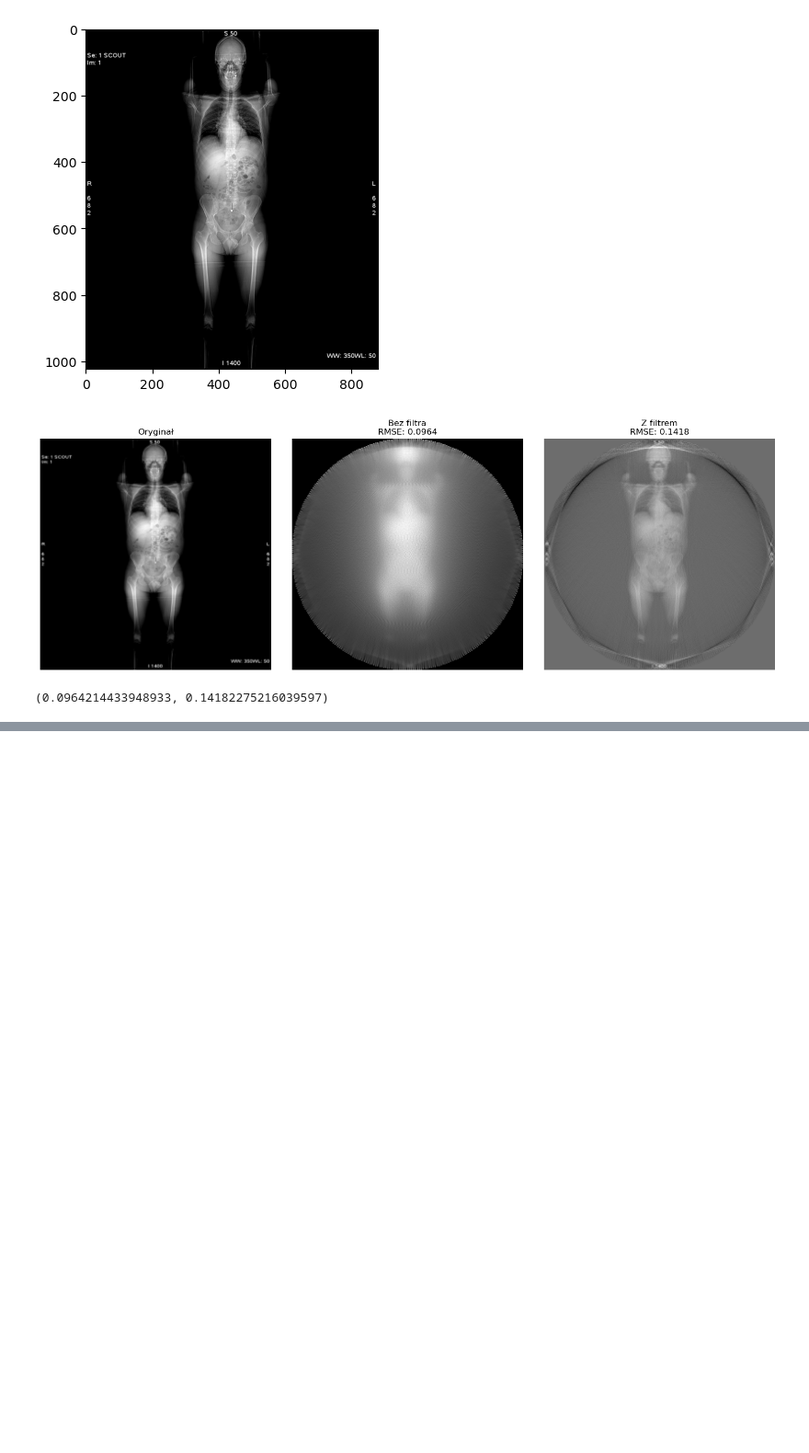
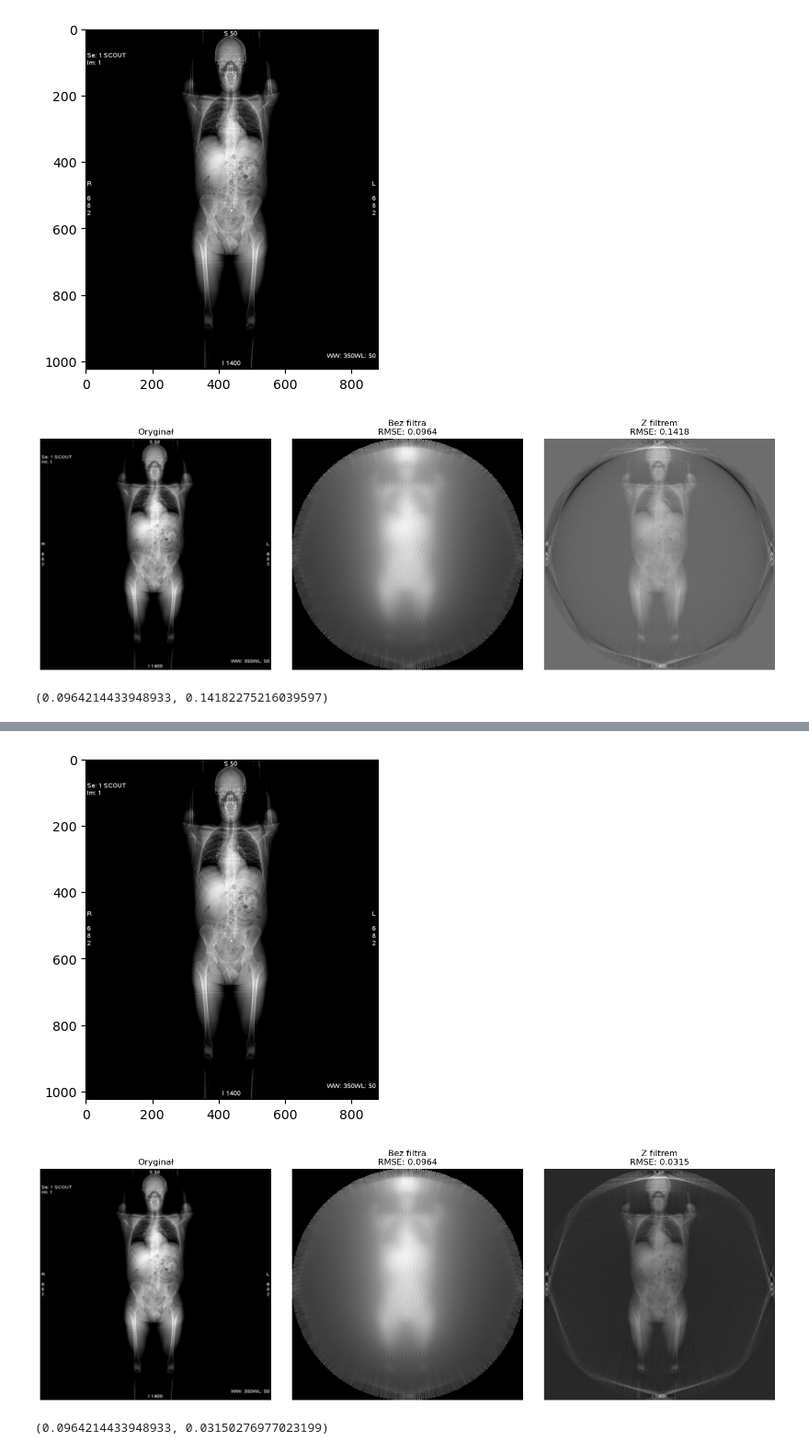
Before and after one commit to kuball1000/Informatyka_w_Medycynie, a Jupyter notebook: Informatyka w Medycynie/Inf_w_Medy_01.ipynb, the cells around one changed output, grey strips where cells are left out. Shown at 92% size. Drawn from its saved outputs; the diff is of its cells as text; code cells hidden in the pictures; blank space fills up the shorter version.

```diff
--- a/Informatyka w Medycynie/Inf_w_Medy_01.ipynb
+++ b/Informatyka w Medycynie/Inf_w_Medy_01.ipynb
@@ -383,0 +509,23 @@ compare_filtered_vs_unfiltered(original, radius)
+# %%
+# Wczytanie i przygotowanie obrazu
+from skimage.data import shepp_logan_phantom
+from skimage.transform import resize
+from skimage import color
+import imageio
+
+image_path = 'tomograf-obrazy/CT_ScoutView.jpg'
+
+input_image = imageio.imread(image_path)
+plt.imshow(input_image, cmap='gray')
+original = resize(input_image, (256, 256), anti_aliasing=True)
+radius = original.shape[0] // 2
+
+# Analiza jakości dla różnych detektorów
+# rmse_vs_detectors(original, radius, angle_range=180)
+
+# Porównanie z filtrem i bez
+compare_filtered_vs_unfiltered(original, radius)
+# %% [output]
+[figure, added]
+[figure, added]
+(0.0964214433948933, 0.03150276977023199)
```
Also changed, not shown: parts of 7 cells of this notebook.
